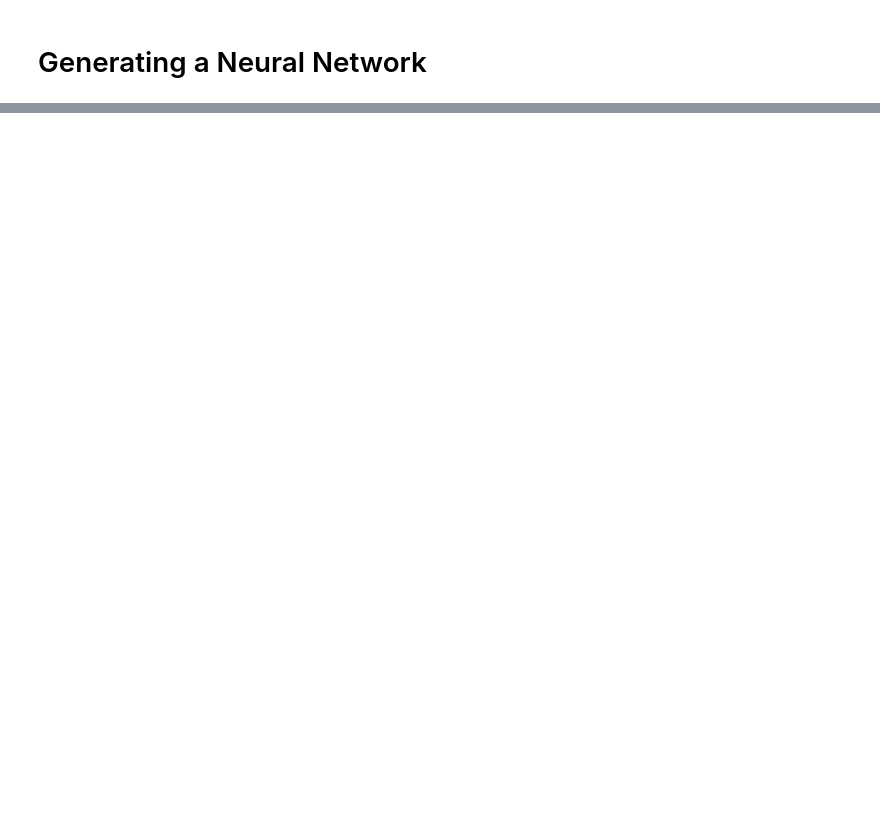
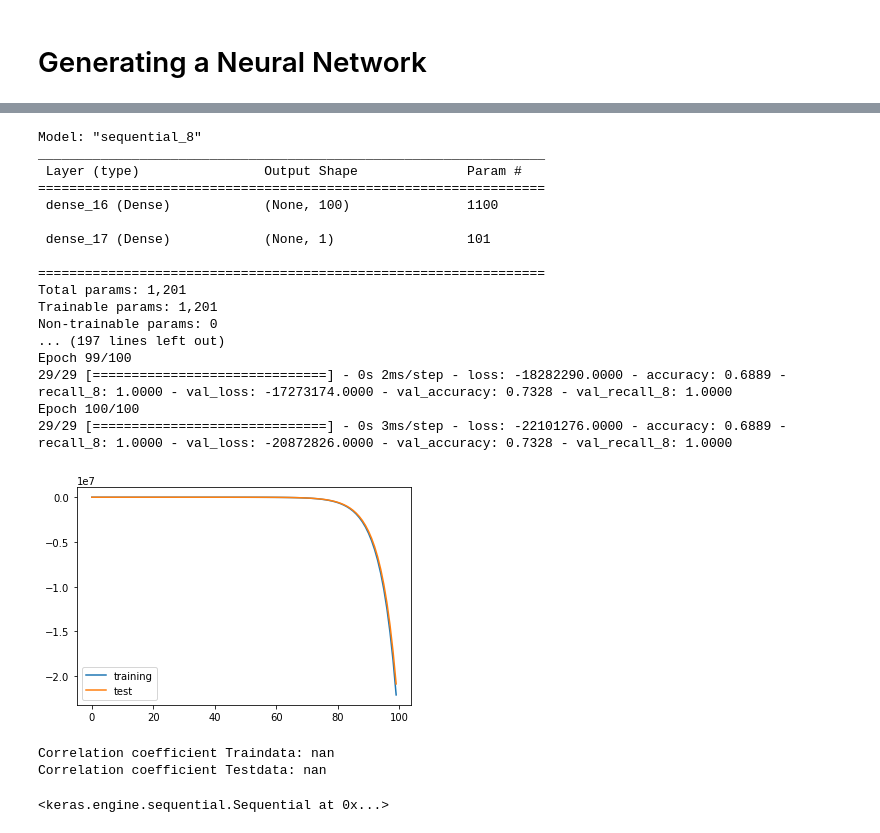
Before and after one commit to flxmlr/DLTA_Assignment2, a Jupyter notebook: Assignment_2_Text_Analytics_Team1.ipynb, the cells around one changed output, grey strips where cells are left out. Drawn from its saved outputs; the diff is of its cells as text; code cells hidden in the pictures; blank space fills up the shorter version.

```diff
--- a/Assignment_2_Text_Analytics_Team1.ipynb
+++ b/Assignment_2_Text_Analytics_Team1.ipynb
@@ -526,0 +576,24 @@ history = neural_network.fit(train, data_train, epochs = 100, validation_data =
+# %%
+build_nn(train_lsa_matrix, data_train['LabelNumber'], test_lsa_matrix, data_test['LabelNumber'])
+# %% [output]
+Model: "sequential_8"
+_________________________________________________________________
+ Layer (type)                Output Shape              Param #
+=================================================================
+ dense_16 (Dense)            (None, 100)               1100
+
+ dense_17 (Dense)            (None, 1)                 101
+
+=================================================================
+Total params: 1,201
+Trainable params: 1,201
+Non-trainable params: 0
+... (197 lines left out)
+Epoch 99/100
+29/29 [==============================] - 0s 2ms/step - loss: -18282290.0000 - accuracy: 0.6889 - recall_8: 1.0000 - val_loss: -17273174.0000 - val_accuracy: 0.7328 - val_recall_8: 1.0000
+Epoch 100/100
+29/29 [==============================] - 0s 3ms/step - loss: -22101276.0000 - accuracy: 0.6889 - recall_8: 1.0000 - val_loss: -20872826.0000 - val_accuracy: 0.7328 - val_recall_8: 1.0000
+[figure, added]
+Correlation coefficient Traindata: nan
+Correlation coefficient Testdata: nan
+<keras.engine.sequential.Sequential at 0x...>
```
Also changed, not shown: parts of 11 cells of this notebook.
